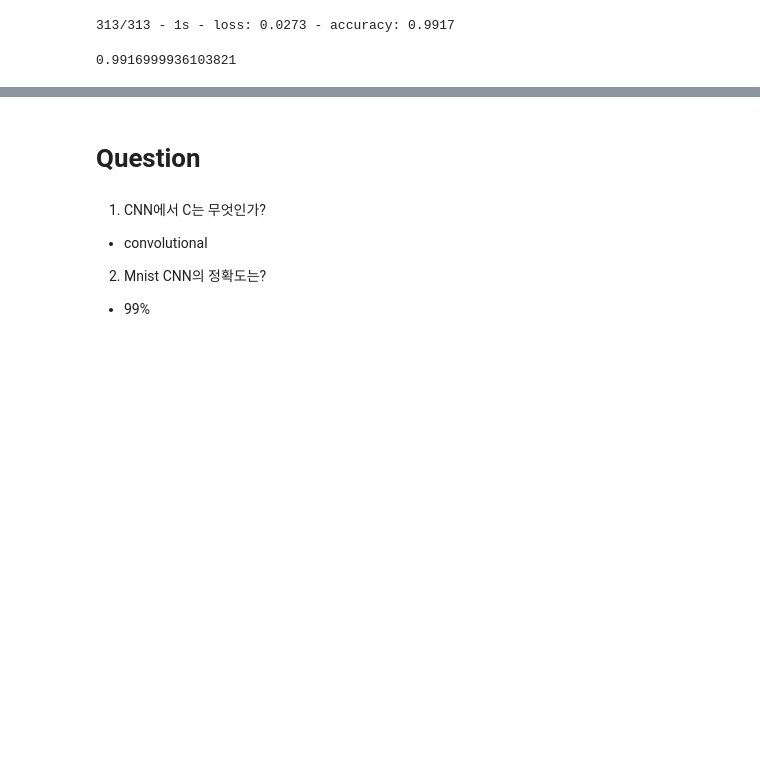
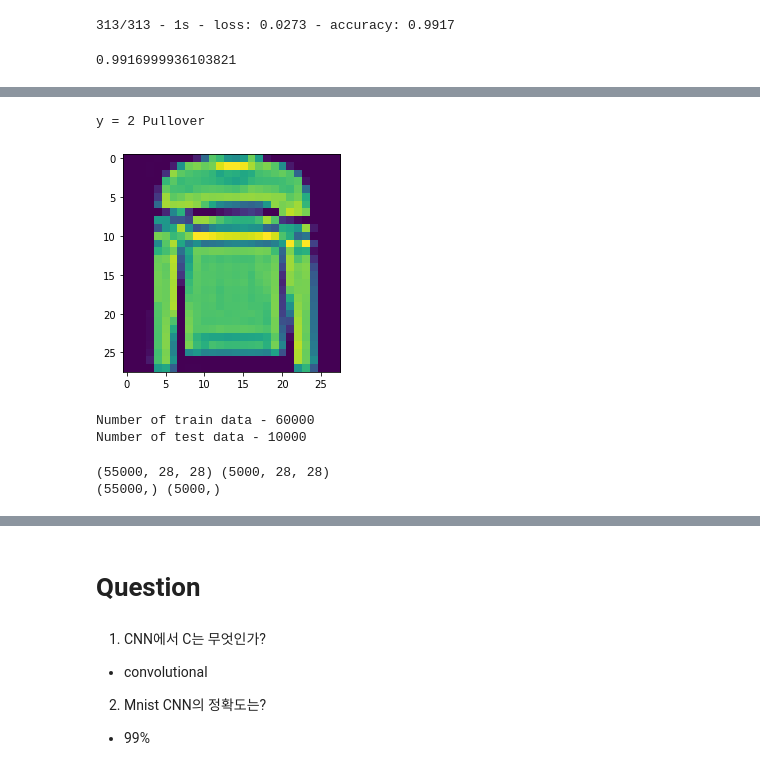
Before and after one commit to YoonSungLee/Reliability-Engineering, a Jupyter notebook: DataMining/Chapter06_Convolutional_Neural_Networkipynb.ipynb, the cells around one changed output, grey strips where cells are left out. Drawn from its saved outputs; the diff is of its cells as text; code cells hidden in the pictures; blank space fills up the shorter version.

```diff
--- a/DataMining/Chapter06_Convolutional_Neural_Networkipynb.ipynb
+++ b/DataMining/Chapter06_Convolutional_Neural_Networkipynb.ipynb
@@ -277,0 +367,17 @@ print(test_acc)
+# %%
+# FashionMnist.ipynb
+
+import tensorflow as tf
+import matplotlib.pyplot as plt
+import numpy as np
+# Load the fashion-mnist pre-shuffled train data and test data
+(x_train, y_train), (x_test, y_test) = tf.keras.datasets.fashion_mnist.load_data()
+
+print("x_train shape:", x_train.shape, "y_train shape:", y_train.shape)
+
+# Print training set shape - note there are 60,000 training data of image size of 28x28, 60,000 train labels)
+print("x_train shape:", x_train.shape, "y_train shape:", y_train.shape)
+
+# Print the number of training and test datasets
+print(x_train.shape[0], 'train set')
+print(x_test.shape[0], 'test set')
@@ -277,0 +397,43 @@ print(test_acc)
+# %%
+# Define the text labels
+fashion_mnist_labels = ["T-shirt/top",  # index 0
+                        "Trouser",      # index 1
+                        "Pullover",     # index 2
+                        "Dress",        # index 3
+                        "Coat",         # index 4
+                        "Sandal",       # index 5
+                        "Shirt",        # index 6
+                        "Sneaker",      # index 7
+                        "Bag",          # index 8
+                        "Ankle boot"]   # index 9
+
+# Image index, you can pick any number between 0 and 59,999
+img_index = 5
+# y_train contains the lables, ranging from 0 to 9
+label_index = y_train[img_index]
+# Print the label, for example 2 Pullover
+print ("y = " + str(label_index) + " " +(fashion_mnist_labels[label_index]))
+# # Show one of the images from the training dataset
+plt.imshow(x_train[img_index])
+plt.show()
+
+x_train = x_train.astype('float32') / 255
+x_test = x_test.astype('float32') / 255
+
+print("Number of train data - " + str(len(x_train)))
+print("Number of test data - " + str(len(x_test)))
+# %% [output]
+y = 2 Pullover
+[figure, added]
+Number of train data - 60000
+Number of test data - 10000
+# %%
+# 6만장 중, 1~55000장은 train, 55000~60000은 valid dataSet
+(x_train, x_valid) = x_train[5000:], x_train[:5000]
+(y_train, y_valid) = y_train[5000:], y_train[:5000]
+
+print(x_train.shape, x_valid.shape)
+print(y_train.shape, y_valid.shape)
+# %% [output]
+(55000, 28, 28) (5000, 28, 28)
+(55000,) (5000,)
```
Also changed, not shown: parts of 17 cells of this notebook.
